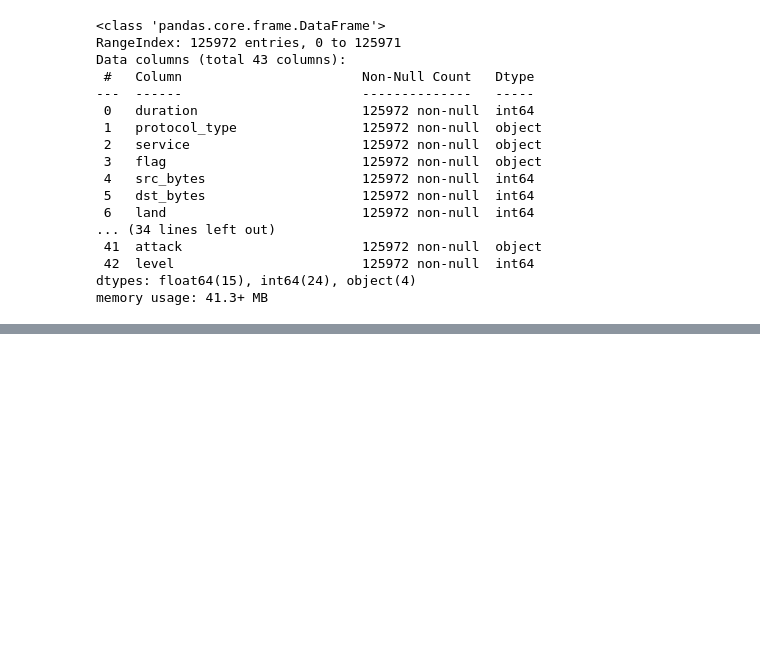
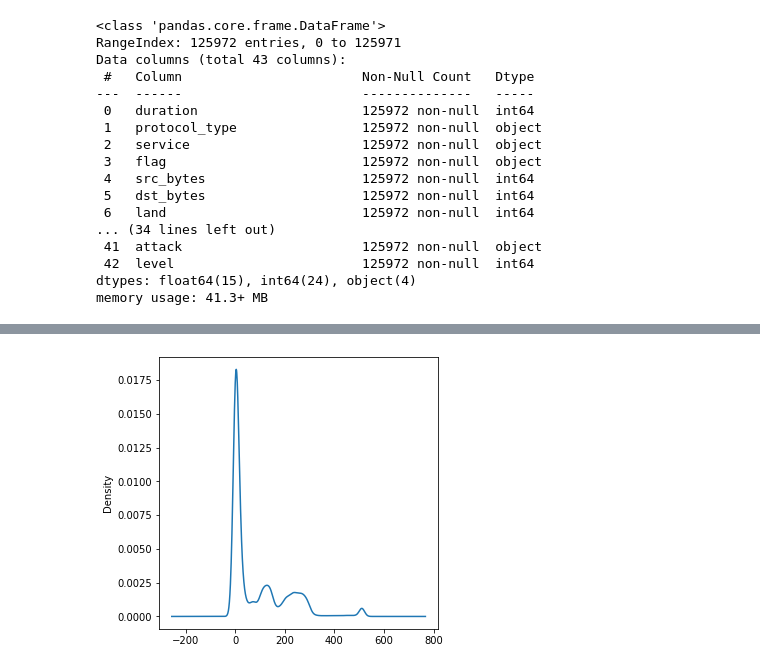
Before and after one commit to RedBatProject/Learning-tools, a Jupyter notebook: data_science.ipynb, the cells around one changed output, grey strips where cells are left out. Saved outputs shown, nothing was run; the diff lists cells and outputs as text; code cells hidden in the pictures; blank space fills up the shorter version.

```diff
--- a/data_science.ipynb
+++ b/data_science.ipynb
@@ -322,0 +369,4 @@ memory usage: 41.3+ MB
+# %%
+ax = df['count'].plot(kind = 'density' , figsize = (5,5))
+# %% [output]
+[figure, added]
```
Also changed, not shown: parts of 91 cells of this notebook.
